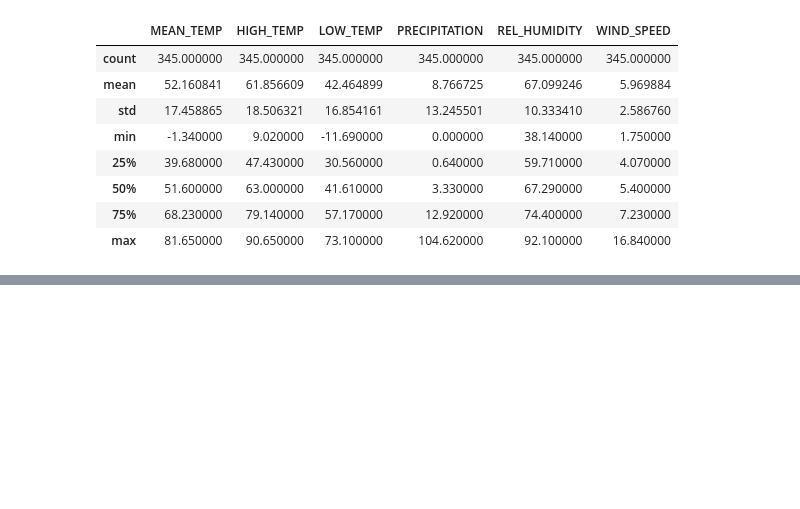
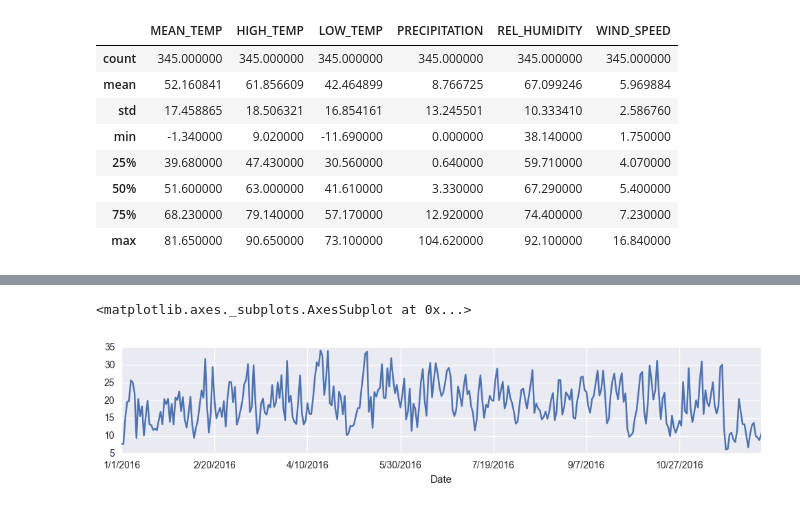
Before and after one commit to lcota/dsbc, a Jupyter notebook: GroupEffects/Weather Data Download.ipynb, the cells around one changed output, grey strips where cells are left out. Cells and saved outputs as stored; diff of their text form; code cells hidden in the pictures; blank space fills up the shorter version.

```diff
--- a/GroupEffects/Weather Data Download.ipynb
+++ b/GroupEffects/Weather Data Download.ipynb
@@ -32,0 +61,5 @@ weather.describe()
+# %%
+weather['TEMP_RANGE'].plot(figsize = (12, 2))
+# %% [output]
+<matplotlib.axes._subplots.AxesSubplot at 0x...>
+[figure, added]
```
Also changed, not shown: parts of 11 cells of this notebook.
